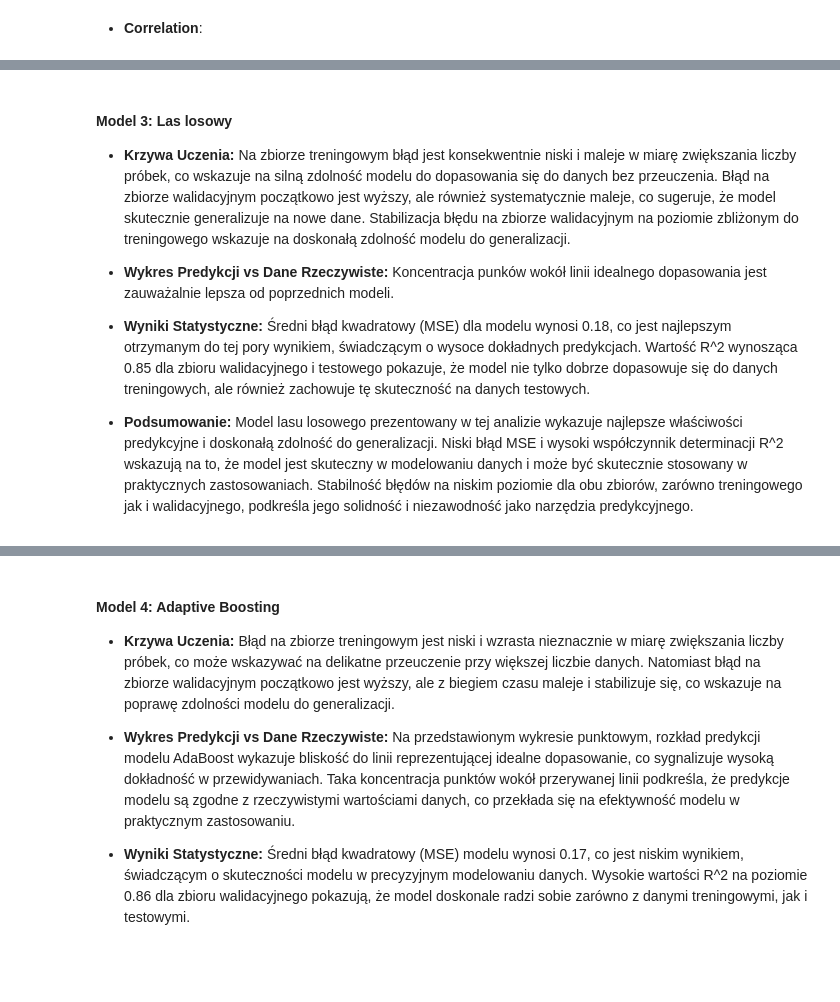
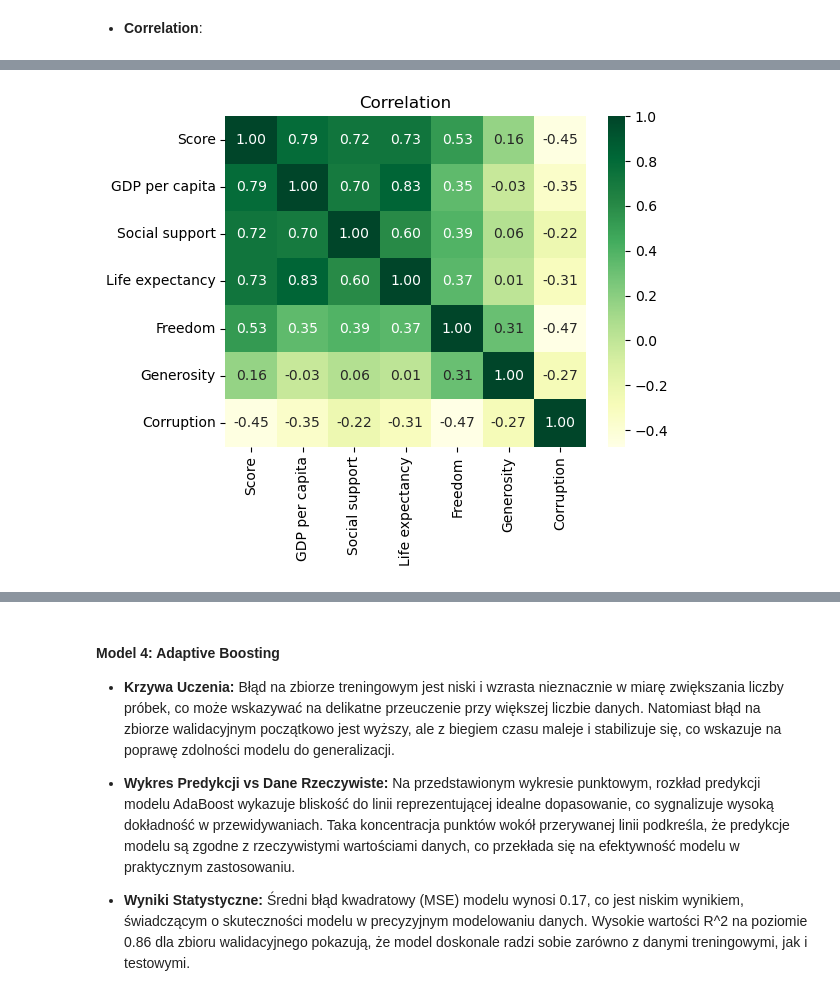
Before and after one commit to Dafciooo21/World_Happiness_Index, a Jupyter notebook: WHI.ipynb, the cells around one changed output, grey strips where cells are left out. Drawn from its saved outputs; the diff is of its cells as text; code cells hidden in the pictures; blank space fills up the shorter version.

```diff
--- a/WHI.ipynb
+++ b/WHI.ipynb
@@ -812,13 +252,14 @@ Model regresji wielomianowej zaprezentowany w analizie wykazuje efektywne dopaso
-# %% [markdown]
-#### **Model 3: Las losowy**
-- **Krzywa Uczenia:**
-Na zbiorze treningowym błąd jest konsekwentnie niski i maleje w miarę zwiększania liczby próbek, co wskazuje na silną zdolność modelu do dopasowania się do danych bez przeuczenia. Błąd na zbiorze walidacyjnym początkowo jest wyższy, ale również systematycznie maleje, co sugeruje, że model skutecznie generalizuje na nowe dane. Stabilizacja błędu na zbiorze walidacyjnym na poziomie zbliżonym do treningowego wskazuje na doskonałą zdolność modelu do generalizacji.
-
-- **Wykres Predykcji vs Dane Rzeczywiste:**
-Koncentracja punków wokół linii idealnego dopasowania jest zauważalnie lepsza od poprzednich modeli.
-
-- **Wyniki Statystyczne:**
-Średni błąd kwadratowy (MSE) dla modelu wynosi 0.18, co jest najlepszym otrzymanym do tej pory wynikiem, świadczącym o wysoce dokładnych predykcjach. Wartość R^2 wynosząca 0.85 dla zbioru walidacyjnego i testowego pokazuje, że model nie tylko dobrze dopasowuje się do danych treningowych, ale również zachowuje tę skuteczność na danych testowych.
-
-- **Podsumowanie:**
-Model lasu losowego prezentowany w tej analizie wykazuje najlepsze właściwości predykcyjne i doskonałą zdolność do generalizacji. Niski błąd MSE i wysoki współczynnik determinacji R^2 wskazują na to, że model jest skuteczny w modelowaniu danych i może być skutecznie stosowany w praktycznych zastosowaniach. Stabilność błędów na niskim poziomie dla obu zbiorów, zarówno treningowego jak i walidacyjnego, podkreśla jego solidność i niezawodność jako narzędzia predykcyjnego.
+# %%
+# Removing unnecessary columns for heatmap
+df_corr = df[selected_columns]
+corr_matrix = df_corr.corr()
+
+# Heatmap settings
+plt.figure(figsize=(6, 5))
+plt.title("Correlation")
+sns.heatmap(corr_matrix, cmap='YlGn', annot=True, fmt=".2f")
+plt.tight_layout()
+plt.savefig(plots_path / 'correlation.svg')
+plt.show()
+# %% [output]
+[figure, added]
```
Also changed, not shown: parts of 105 cells of this notebook, 15 other files.
